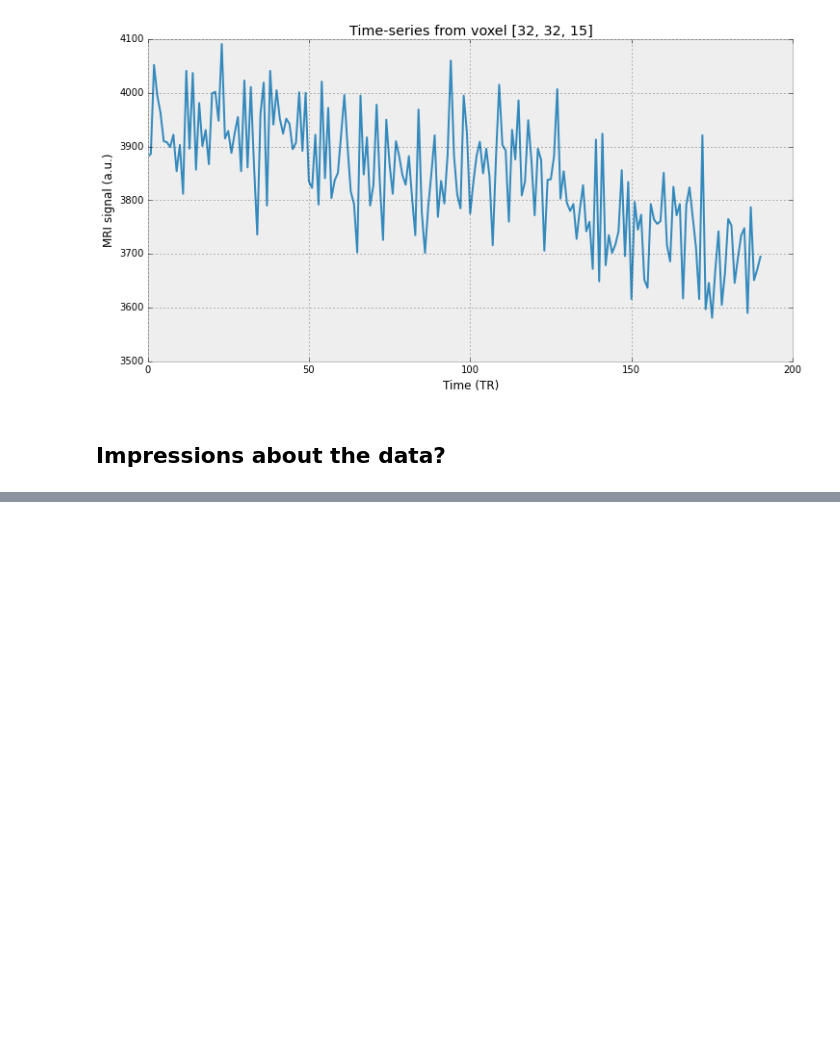
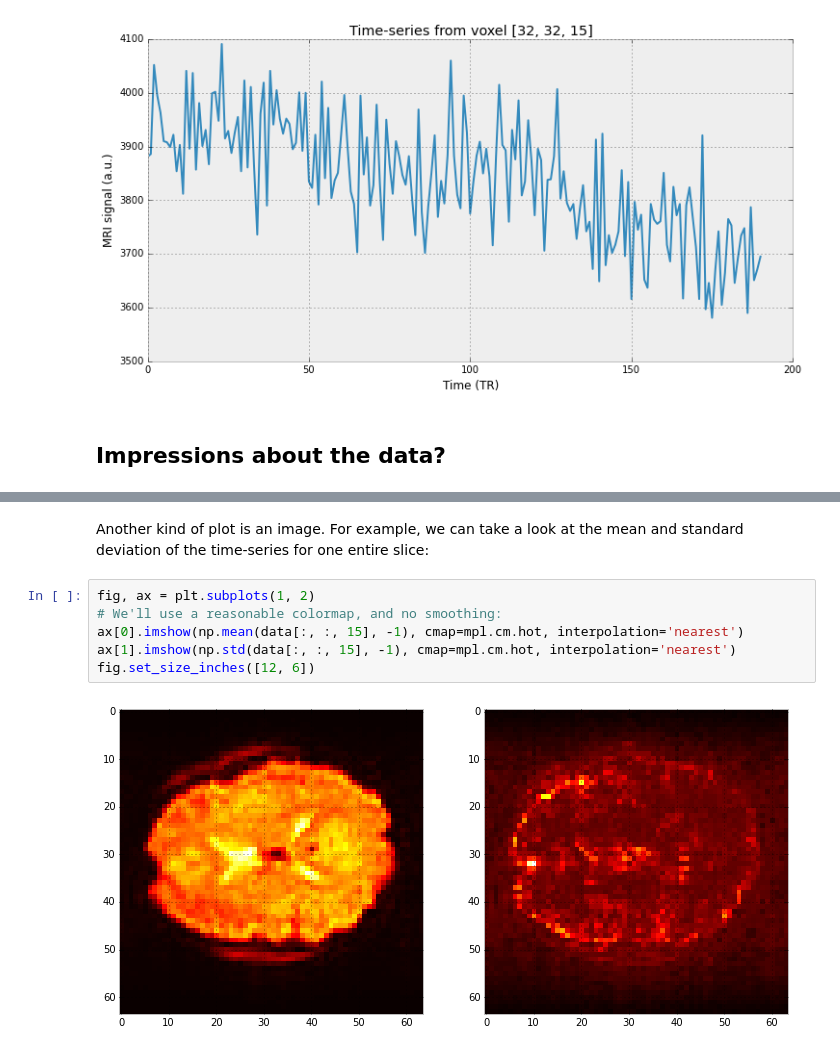
Before and after one commit to ohbm/brain-hacking-101, a Jupyter notebook: beginner-python/002-plots.ipynb, the cells around one changed output, grey strips where cells are left out. Saved outputs shown, nothing was run; the diff lists cells and outputs as text; blank space fills up the shorter version.

```diff
--- a/beginner-python/002-plots.ipynb
+++ b/beginner-python/002-plots.ipynb
@@ -44,0 +76,10 @@ fig.set_size_inches([12, 6])
+# %% [markdown]
+Another kind of plot is an image. For example, we can take a look at the mean and standard deviation of the time-series for one entire slice:
+# %%
+fig, ax = plt.subplots(1, 2)
+# We'll use a reasonable colormap, and no smoothing:
+ax[0].imshow(np.mean(data[:, :, 15], -1), cmap=mpl.cm.hot, interpolation='nearest')
+ax[1].imshow(np.std(data[:, :, 15], -1), cmap=mpl.cm.hot, interpolation='nearest')
+fig.set_size_inches([12, 6])
+# %% [output]
+[figure, added]
```
Also changed, not shown: parts of 8 cells of this notebook, 1 other file.
